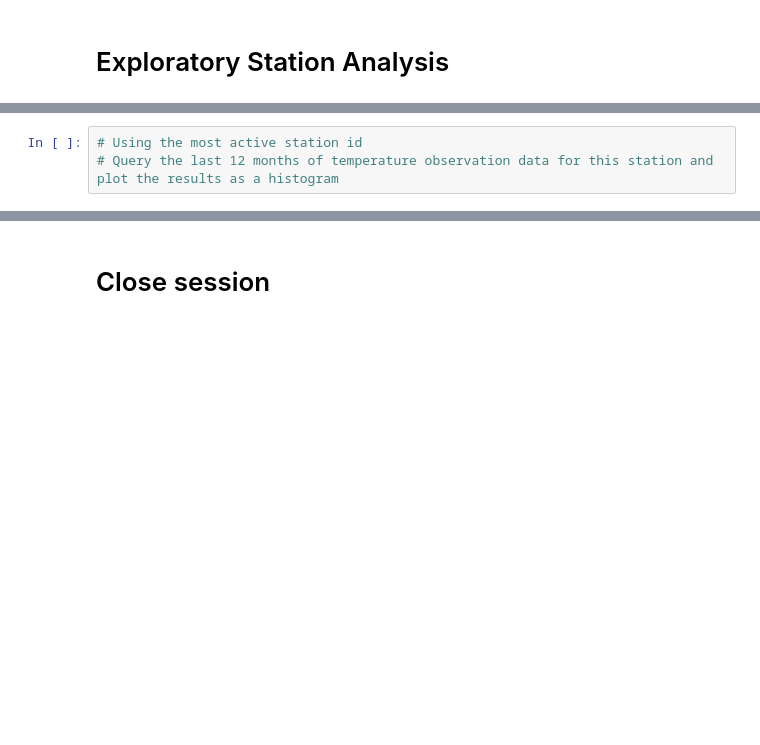
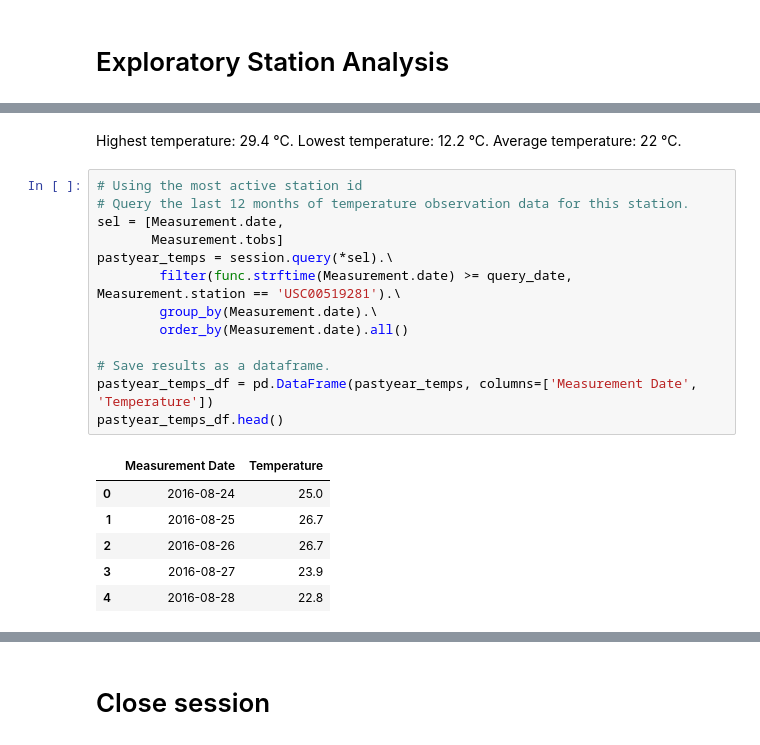
Before and after one commit to shanCH3n/sqlalchemy-challenge, a Jupyter notebook: SurfsUp/climate_analysis.ipynb, the cells around one changed output, grey strips where cells are left out. Drawn from its saved outputs; the diff is of its cells as text; blank space fills up the shorter version.

```diff
--- a/SurfsUp/climate_analysis.ipynb
+++ b/SurfsUp/climate_analysis.ipynb
@@ -154,3 +211,24 @@ KeyError: 'date'
+# %% [markdown]
+Highest temperature: 29.4 °C.
+Lowest temperature: 12.2 °C.
+Average temperature: 22 °C.
 # %%
 # Using the most active station id
-# Query the last 12 months of temperature observation data for this station and plot the results as a histogram
+# Query the last 12 months of temperature observation data for this station.
+sel = [Measurement.date,
+       Measurement.tobs]
+pastyear_temps = session.query(*sel).\
+        filter(func.strftime(Measurement.date) >= query_date, Measurement.station == 'USC00519281').\
+        group_by(Measurement.date).\
+        order_by(Measurement.date).all()
+
+# Save results as a dataframe.
+pastyear_temps_df = pd.DataFrame(pastyear_temps, columns=['Measurement Date', 'Temperature'])
+pastyear_temps_df.head()
+# %% [output]
+|  | Measurement Date | Temperature |
+| 0 | 2016-08-24 | 25.0 |
+| 1 | 2016-08-25 | 26.7 |
+| 2 | 2016-08-26 | 26.7 |
+| 3 | 2016-08-27 | 23.9 |
+| 4 | 2016-08-28 | 22.8 |
```
Also changed, not shown: parts of 9 cells of this notebook, 2 other files.
